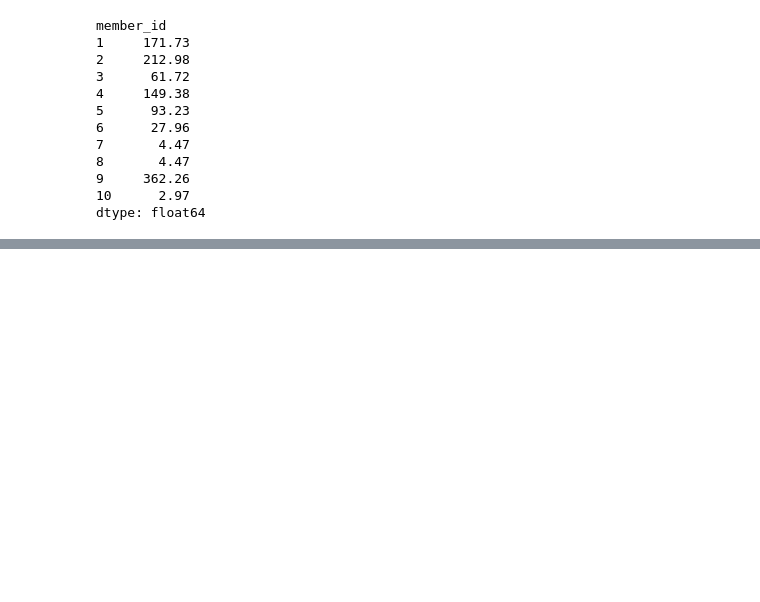
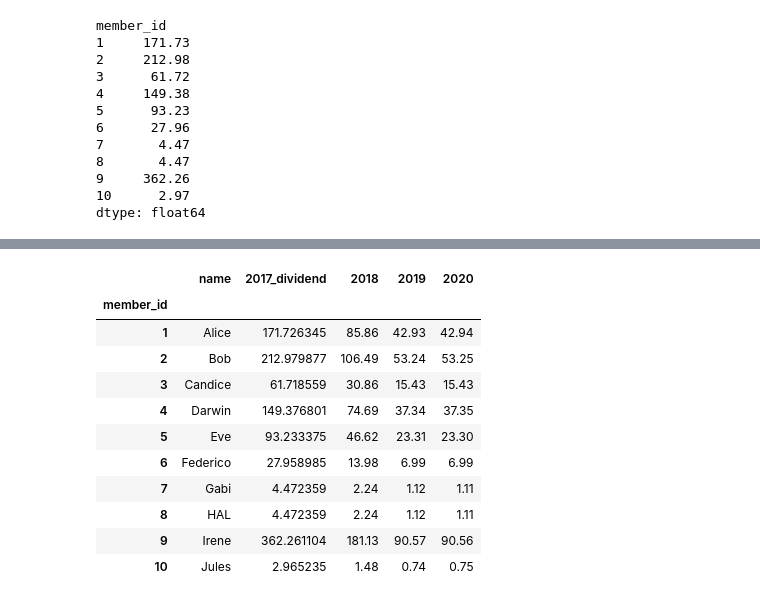
Before and after one commit to NathanielBlairStahn/sscofi, a Jupyter notebook: sscofi_allocations.ipynb, the cells around one changed output, grey strips where cells are left out. Cells and saved outputs as stored; diff of their text form; code cells hidden in the pictures; blank space fills up the shorter version.

Commit message:
allow rounded or unrounded dividends

```diff
--- a/sscofi_allocations.ipynb
+++ b/sscofi_allocations.ipynb
@@ -126,14 +126,15 @@ def compute_patronage(prev_equity_df, contributions_df):
 
     return patronage_df
 
-def compute_dividends(patronage_df, profit, proportion_individual=0.5):
+def compute_dividends(patronage_df, profit, proportion_individual=0.5, rounded=True):
     """Compute each member's dividend based on patronage for the year.
     """
     dividend_df = patronage_df[['name', 'proportionate_patronage']].copy()
 
     #Compute individual patronage allocations
-    dividend_df['dividend'] = np.round(
-        dividend_df['proportionate_patronage'] * profit * proportion_individual, 2)
+    dividend_df['dividend'] = dividend_df['proportionate_patronage'] * profit * proportion_individual
+    if rounded:
+        dividend_df['dividend'] = np.round(dividend_df['dividend'], 2)
 
     # To account for rounding amounts to the nearest cent, we add up the individual dividends
     # to get the actual amount allocated to individual net income. Then we subtract this amount
@@ -434,12 +435,12 @@ len(d)
 # %%
 def compute_allocations(dividend_df,
                         year,
-                        irregular_payment='last',
                         first_year_proportion=0.5,
                         n_years=3,
-                        distribution = None):
+                        distribution = None,
 #                         pos_distribution = None,
-#                         neg_distribution = None):
+#                         neg_distribution = None,
+                        irregular_payment='last'):
     """Computes allocations over next n_years years after the dividend year.
     """
 
@@ -504,14 +505,20 @@ def compute_allocations(dividend_df,
     #and round them to nearest cent.
     allocations = (distribution.reshape(1,-1) * allocation_df['dividend'].values.reshape(-1,1)).round(2)
 
-    #Adjust the first or last payment to account for rounding, by subtracting
+    #Adjust the first or last payment to account for rounding, by replacing the
+    #first or last column, respectively, with the result of subtracting
     #the sum of the remaining payments from the member's actual dividend.
+    #Or if they passed a specific year, adjust the payment for that year.
     if irregular_payment == 'first':
         allocations[:,0] = np.round(allocation_df['dividend'] - allocations[:,1:].sum(axis=1), 2)
     elif irregular_payment == 'last':
         allocations[:,-1] = np.round(allocation_df['dividend'] - allocations[:,:-1].sum(axis=1), 2)
-    else: #We could actually allow passing a specific index if we wanted to complicate things...
-        raise ValueError("irregular_payment must be 'first' or 'last'.")
+    elif 1 <= irregular_payment <= n_years:
+        sum_of_remaining = (allocations[:,:irregular_payment-1].sum(axis=1)
+                            + allocations[:,irregular_payment:].sum(axis=1))
+        allocations[:,irregular_payment-1] = np.round(allocation_df['dividend'] - sum_of_remaining, 2)
+    else:
+        raise ValueError("irregular_payment must be 'first', 'last', or an integer between 1 and n_years (inclusive).")
 
     #Create new column labels for the years year+1, year+2,...,year+n
     new_columns = [str(y) for y in range(year+1, year+n_years+1)]
@@ -567,0 +577,3 @@ dtype: float64
+# %%
+unrounded_dividend_df = compute_dividends(patronage_df, profit, rounded = False)
+unrounded_dividend_df
@@ -567,0 +610,16 @@ dtype: float64
+# %%
+late_allocation_df = compute_allocations(unrounded_dividend_df, 2017, first_year_proportion=0.5, n_years=3)
+late_allocation_df
+# %% [output]
+|  | name | 2017_dividend | 2018 | 2019 | 2020 |
+| member_id |  |  |  |  |  |
+| 1 | Alice | 171.726345 | 85.86 | 42.93 | 42.94 |
+| 2 | Bob | 212.979877 | 106.49 | 53.24 | 53.25 |
+| 3 | Candice | 61.718559 | 30.86 | 15.43 | 15.43 |
+| 4 | Darwin | 149.376801 | 74.69 | 37.34 | 37.35 |
+| 5 | Eve | 93.233375 | 46.62 | 23.31 | 23.30 |
+| 6 | Federico | 27.958985 | 13.98 | 6.99 | 6.99 |
+| 7 | Gabi | 4.472359 | 2.24 | 1.12 | 1.11 |
+| 8 | HAL | 4.472359 | 2.24 | 1.12 | 1.11 |
+| 9 | Irene | 362.261104 | 181.13 | 90.57 | 90.56 |
+| 10 | Jules | 2.965235 | 1.48 | 0.74 | 0.75 |
```
Also changed, not shown: parts of 24 cells of this notebook.
